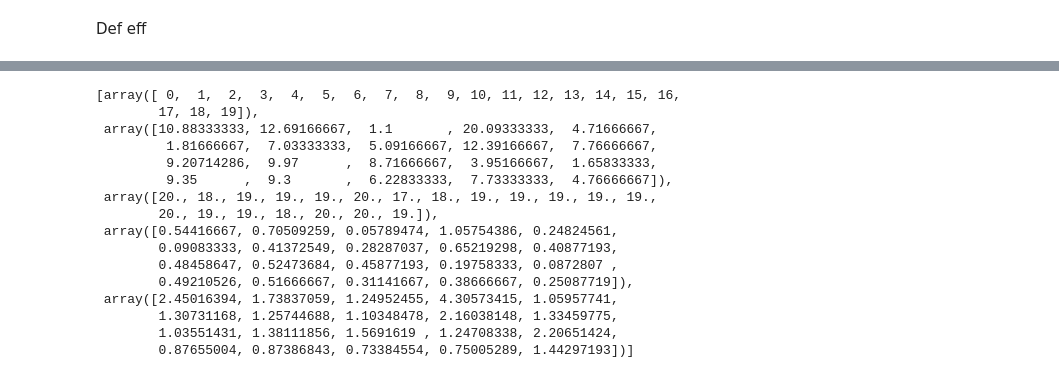
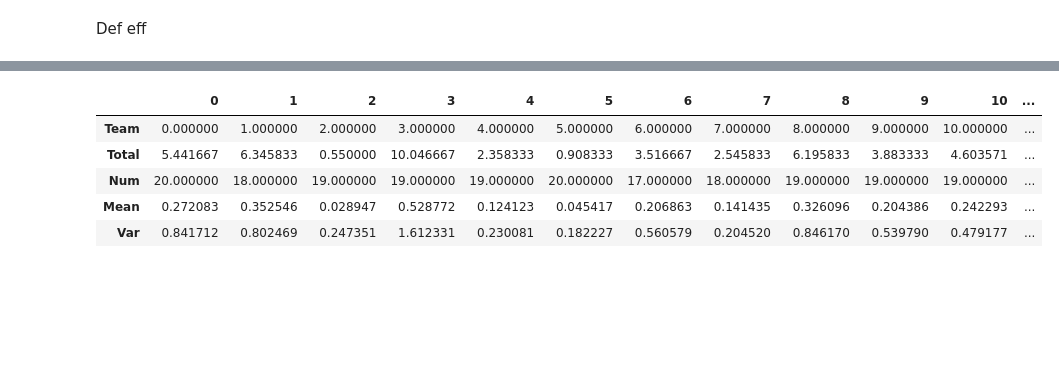
Before and after one commit to enderunknown222/MA, a Jupyter notebook: MA4550_Project_ver0.2.ipynb, the cells around one changed output, grey strips where cells are left out. Saved outputs shown, nothing was run; the diff lists cells and outputs as text; code cells hidden in the pictures; blank space fills up the shorter version.

```diff
--- a/MA4550_Project_ver0.2.ipynb
+++ b/MA4550_Project_ver0.2.ipynb
@@ -581,22 +581,12 @@ accleaderboard
-# %%
-DefEff
-# %% [output]
-[array([ 0,  1,  2,  3,  4,  5,  6,  7,  8,  9, 10, 11, 12, 13, 14, 15, 16,
-        17, 18, 19]),
- array([10.88333333, 12.69166667,  1.1       , 20.09333333,  4.71666667,
-         1.81666667,  7.03333333,  5.09166667, 12.39166667,  7.76666667,
-         9.20714286,  9.97      ,  8.71666667,  3.95166667,  1.65833333,
-         9.35      ,  9.3       ,  6.22833333,  7.73333333,  4.76666667]),
- array([20., 18., 19., 19., 19., 20., 17., 18., 19., 19., 19., 19., 19.,
-        20., 19., 19., 18., 20., 20., 19.]),
- array([0.54416667, 0.70509259, 0.05789474, 1.05754386, 0.24824561,
-        0.09083333, 0.41372549, 0.28287037, 0.65219298, 0.40877193,
-        0.48458647, 0.52473684, 0.45877193, 0.19758333, 0.0872807 ,
-        0.49210526, 0.51666667, 0.31141667, 0.38666667, 0.25087719]),
- array([2.45016394, 1.73837059, 1.24952455, 4.30573415, 1.05957741,
-        1.30731168, 1.25744688, 1.10348478, 2.16038148, 1.33459775,
-        1.03551431, 1.38111856, 1.5691619 , 1.24708338, 2.20651424,
-        0.87655004, 0.87386843, 0.73384554, 0.75005289, 1.44297193])]
+# %%
+pd.DataFrame(DefEff,index=['Team','Total','Num','Mean','Var'])
+# %% [output]
+|  | 0 | 1 | 2 | 3 | 4 | 5 | 6 | 7 | 8 | 9 | 10 | ... |
+| Team | 0.000000 | 1.000000 | 2.000000 | 3.000000 | 4.000000 | 5.000000 | 6.000000 | 7.000000 | 8.000000 | 9.000000 | 10.000000 | ... |
+| Total | 5.441667 | 6.345833 | 0.550000 | 10.046667 | 2.358333 | 0.908333 | 3.516667 | 2.545833 | 6.195833 | 3.883333 | 4.603571 | ... |
+| Num | 20.000000 | 18.000000 | 19.000000 | 19.000000 | 19.000000 | 20.000000 | 17.000000 | 18.000000 | 19.000000 | 19.000000 | 19.000000 | ... |
+| Mean | 0.272083 | 0.352546 | 0.028947 | 0.528772 | 0.124123 | 0.045417 | 0.206863 | 0.141435 | 0.326096 | 0.204386 | 0.242293 | ... |
+| Var | 0.841712 | 0.802469 | 0.247351 | 1.612331 | 0.230081 | 0.182227 | 0.560579 | 0.204520 | 0.846170 | 0.539790 | 0.479177 | ... |
 # %%
 pd.DataFrame(GoalEff,index=['Team','Total','Num','Mean','Var'])
 # %% [output]
```
Also changed, not shown: parts of 2 cells of this notebook.
